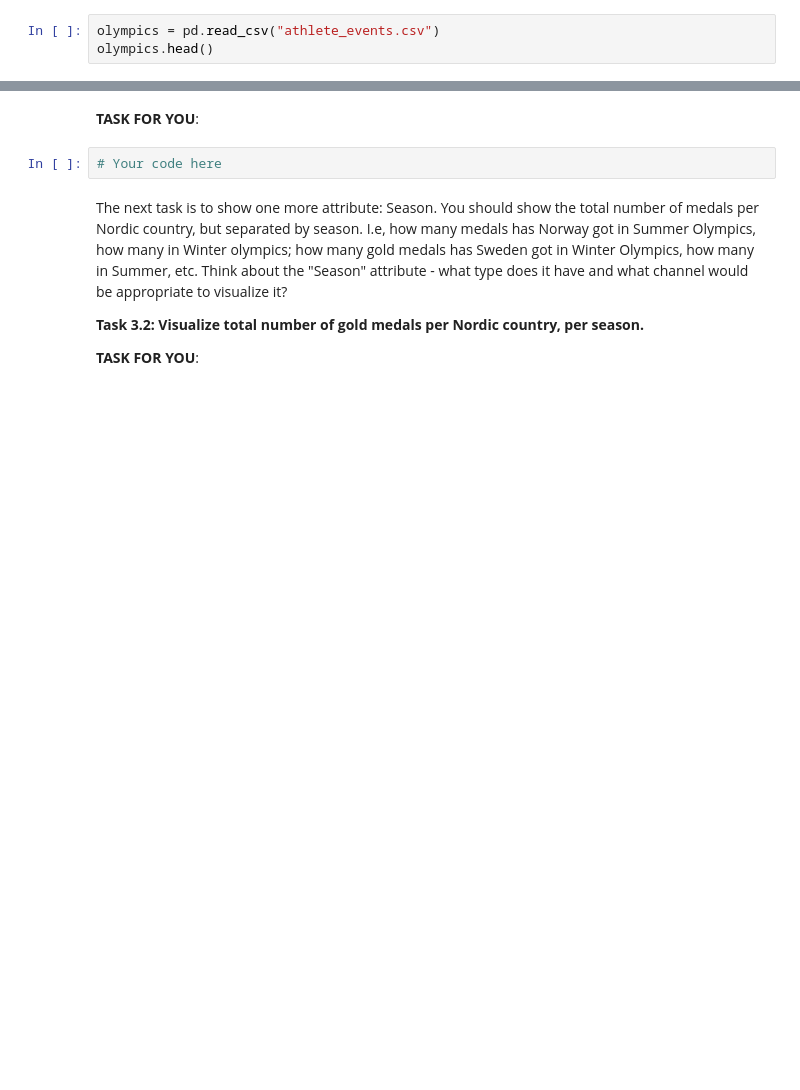
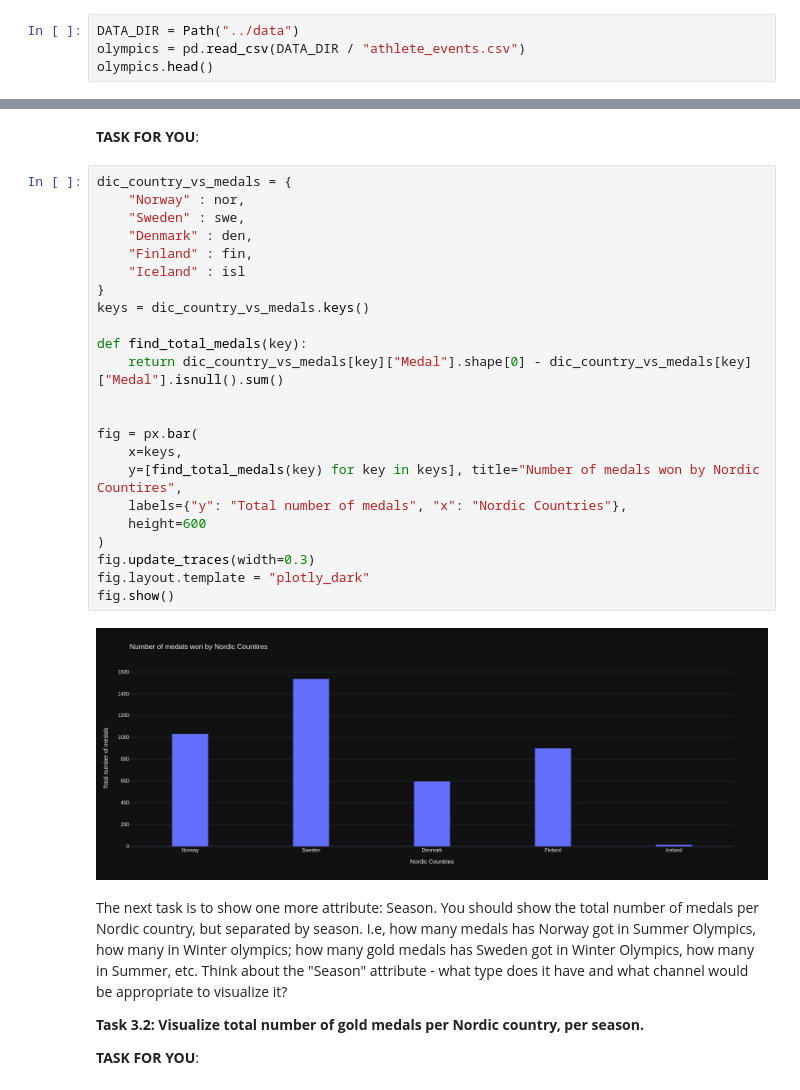
Before and after one commit to Pipe-Runner/ntnu-dpnv-assignment-2, a Jupyter notebook: notebooks/notebook_1.ipynb, the cells around one changed output, grey strips where cells are left out. Drawn from its saved outputs; the diff is of its cells as text; blank space fills up the shorter version.

```diff
--- a/notebooks/notebook_1.ipynb
+++ b/notebooks/notebook_1.ipynb
@@ -40,7 +47,8 @@ Now do the imports necessary for your visualization tools (MatPlotLib, Plotly, o
 # %% [markdown]
 We will use data set on olympic game results. The data set comes from [Kaggle](https://www.kaggle.com/heesoo37/120-years-of-olympic-history-athletes-and-results/version/2). Hint: you can look at different data processing solutions by other people there. Just remember that this work is your individual contribution!
 # %%
-olympics = pd.read_csv("athlete_events.csv")
+DATA_DIR = Path("../data")
+olympics = pd.read_csv(DATA_DIR / "athlete_events.csv")
 olympics.head()
 # %% [output]
 |  | ID | Name | Sex | Age | Height | Weight | Team | NOC | Games | Year | Season | ... |
@@ -122,8 +144,31 @@ isl = olympics[olympics["NOC"] == "ISL"]
 Use a single figure that shows these two attributes: a country and number of medals (for a particular country). When you choose the type of chart, keep in mind the attribute types that you are visualizing!
 # %% [markdown]
 **TASK FOR YOU**:
-# %%
-# Your code here
+# %%
+dic_country_vs_medals = {
+    "Norway" : nor,
+    "Sweden" : swe,
+    "Denmark" : den,
+    "Finland" : fin,
+    "Iceland" : isl
+}
+keys = dic_country_vs_medals.keys()
+
+def find_total_medals(key):
+    return dic_country_vs_medals[key]["Medal"].shape[0] - dic_country_vs_medals[key]["Medal"].isnull().sum()
+
+
+fig = px.bar(
+    x=keys,
+    y=[find_total_medals(key) for key in keys], title="Number of medals won by Nordic Countires",
+    labels={"y": "Total number of medals", "x": "Nordic Countries"},
+    height=600
+)
+fig.update_traces(width=0.3)
+fig.layout.template = "plotly_dark"
+fig.show()
+# %% [output]
+[figure, added]
 # %% [markdown]
 The next task is to show one more attribute: Season. You should show the total number of medals per Nordic country, but separated by season. I.e, how many medals has Norway got in Summer Olympics, how many in Winter olympics; how many gold medals has Sweden got in Winter Olympics, how many in Summer, etc. Think about the "Season" attribute - what type does it have and what channel would be appropriate to visualize it?
 
```
Also changed, not shown: parts of 24 cells of this notebook, 1 other file.
